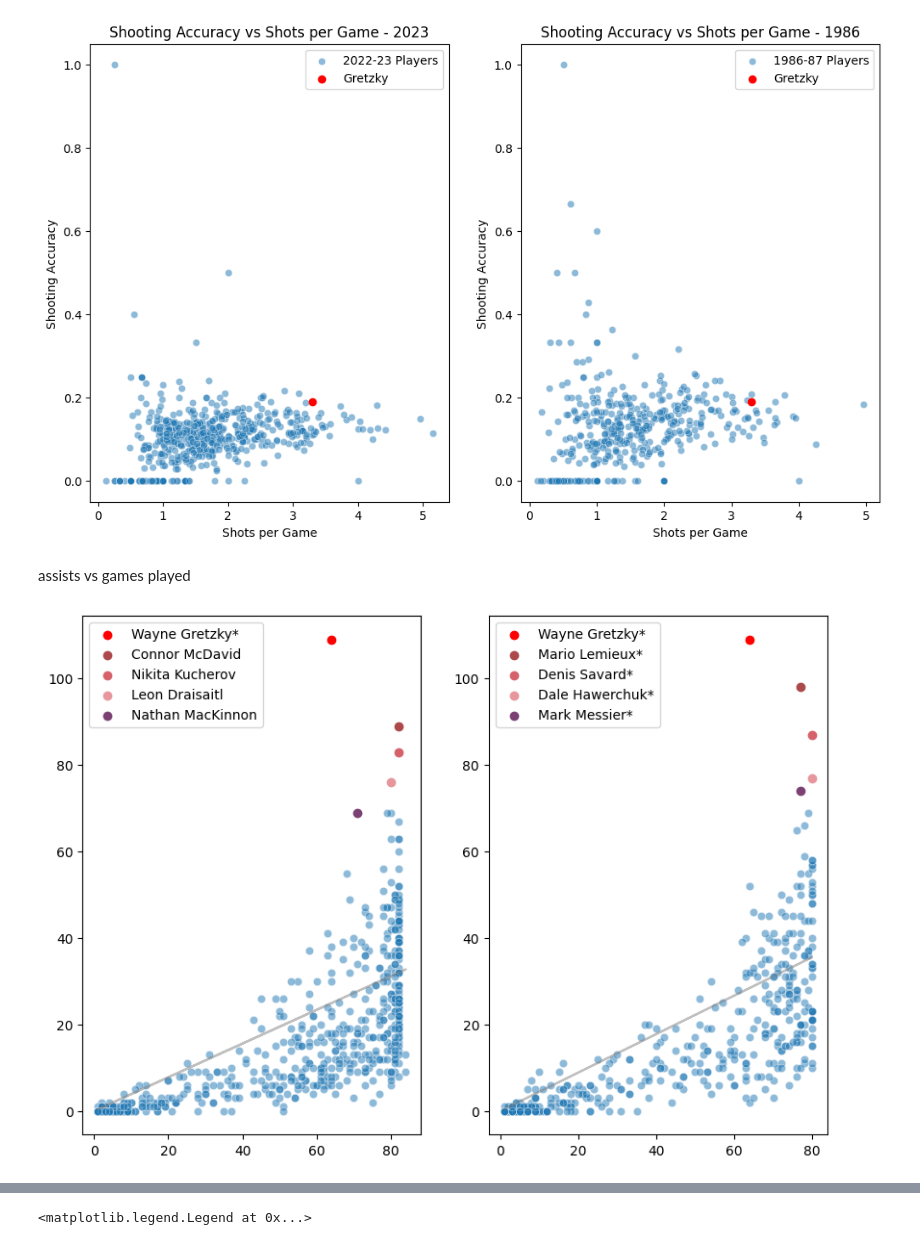
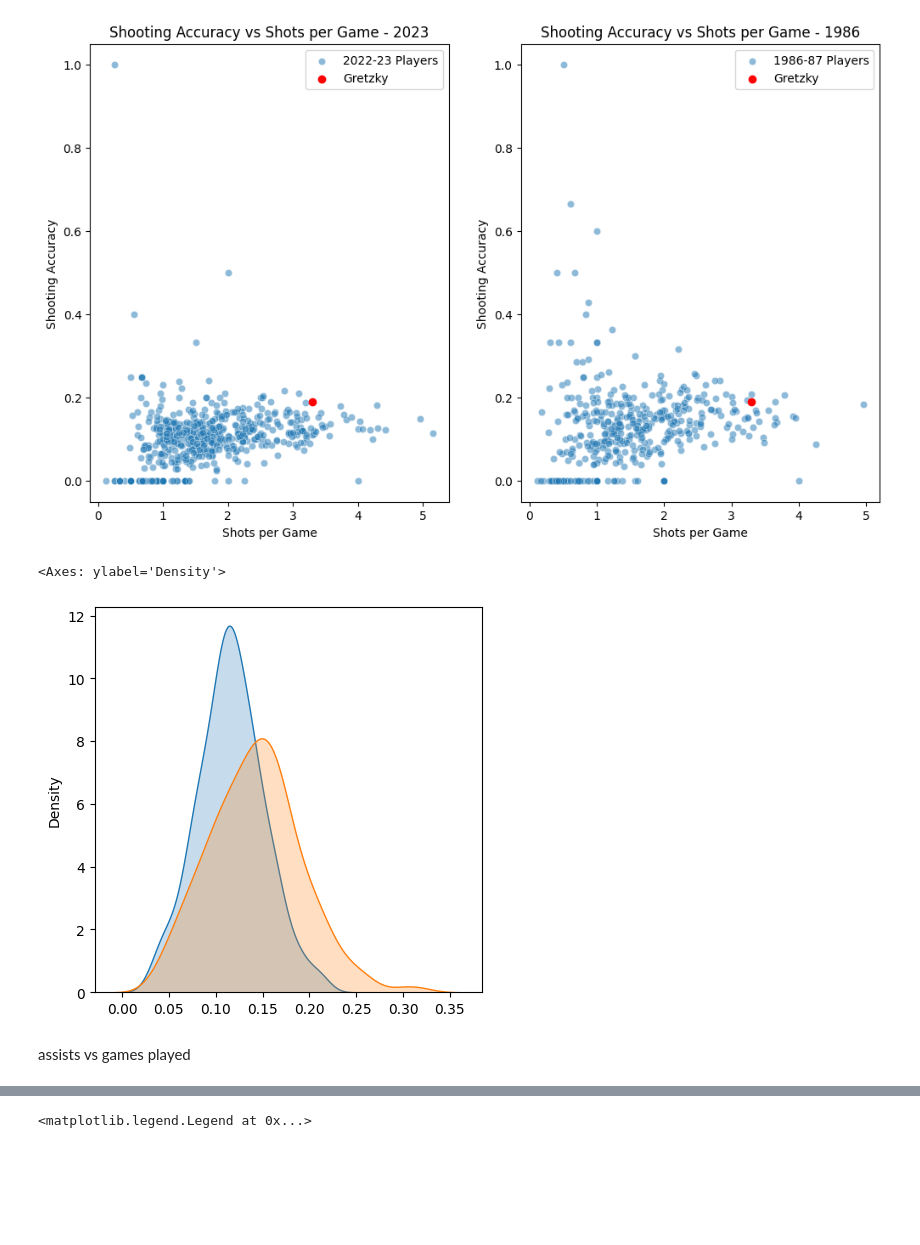
Before and after one commit to philbeet/How-Great-was-The-Great-One, a Jupyter notebook: main.ipynb, the cells around one changed output, grey strips where cells are left out. Drawn from its saved outputs; the diff is of its cells as text; code cells hidden in the pictures; blank space fills up the shorter version.

```diff
--- a/main.ipynb
+++ b/main.ipynb
@@ -408,16 +448,12 @@ plt.ylabel("Shooting Accuracy")
 # %% [output]
 Text(0, 0.5, 'Shooting Accuracy')
 [figure]
+# %%
+plt.figure(figsize=(5,5))
+sns.kdeplot(szn_23_df[szn_23_df['GP']>50]['G']/szn_23_df[szn_23_df['GP']>50]['S'], fill=True)
+sns.kdeplot(szn_87_df[szn_87_df['GP']>50]['G']/szn_87_df[szn_87_df['GP']>50]['S'], fill=True)
+# %% [output]
+<Axes: ylabel='Density'>
+[figure, added]
 # %% [markdown]
 assists vs games played
-# %%
-plt.figure(figsize=(10,7))
-regression_line = get_regression_line(szn_23_df, "GP", "A")
-ax1 = plt.subplot(1,2,1)
-ax1 = plot(ax1, szn_23_df, "GP", "A", regression_line, None, None, None, None)
-
-regression_line_86 = get_regression_line(szn_87_df, "GP", "A")
-ax2 = plt.subplot(1,2,2)
-ax2 = plot(ax2, szn_87_df, "GP", "A", regression_line_86, None, None, None, None)
-# %% [output]
-[figure, removed]
```
Also changed, not shown: parts of 13 cells of this notebook.
